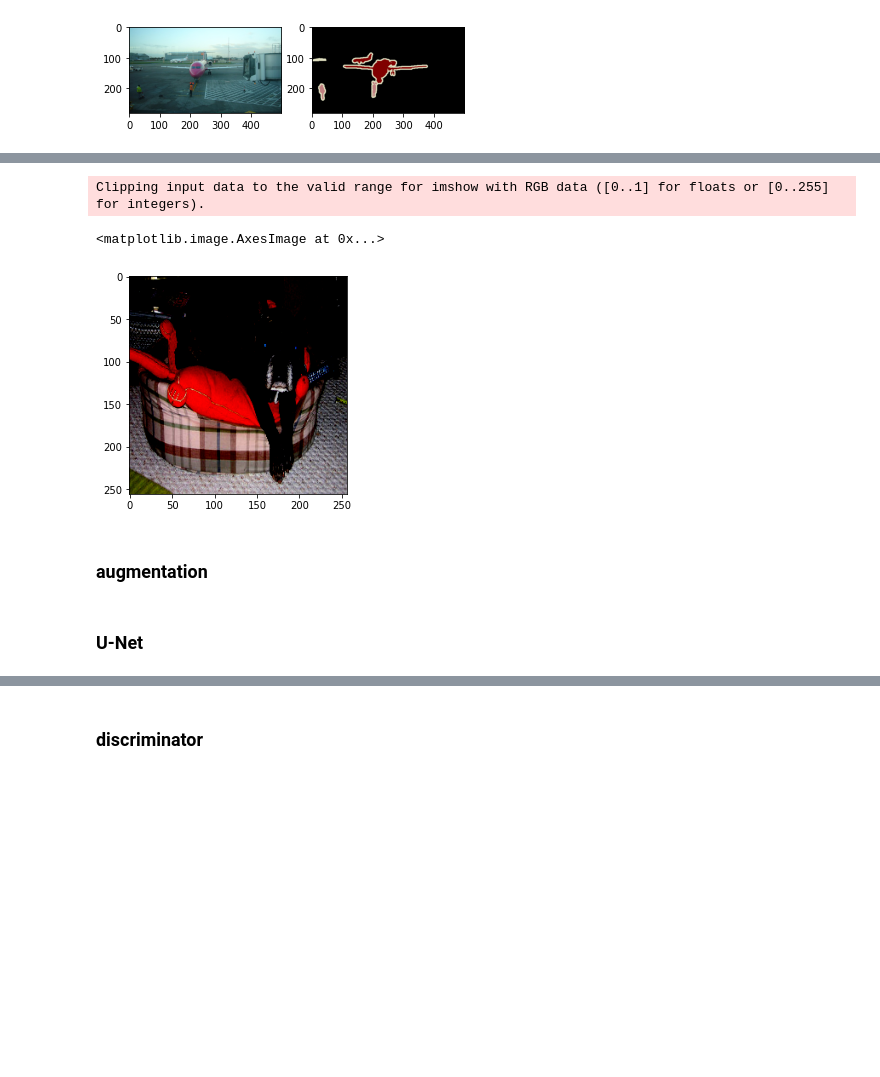
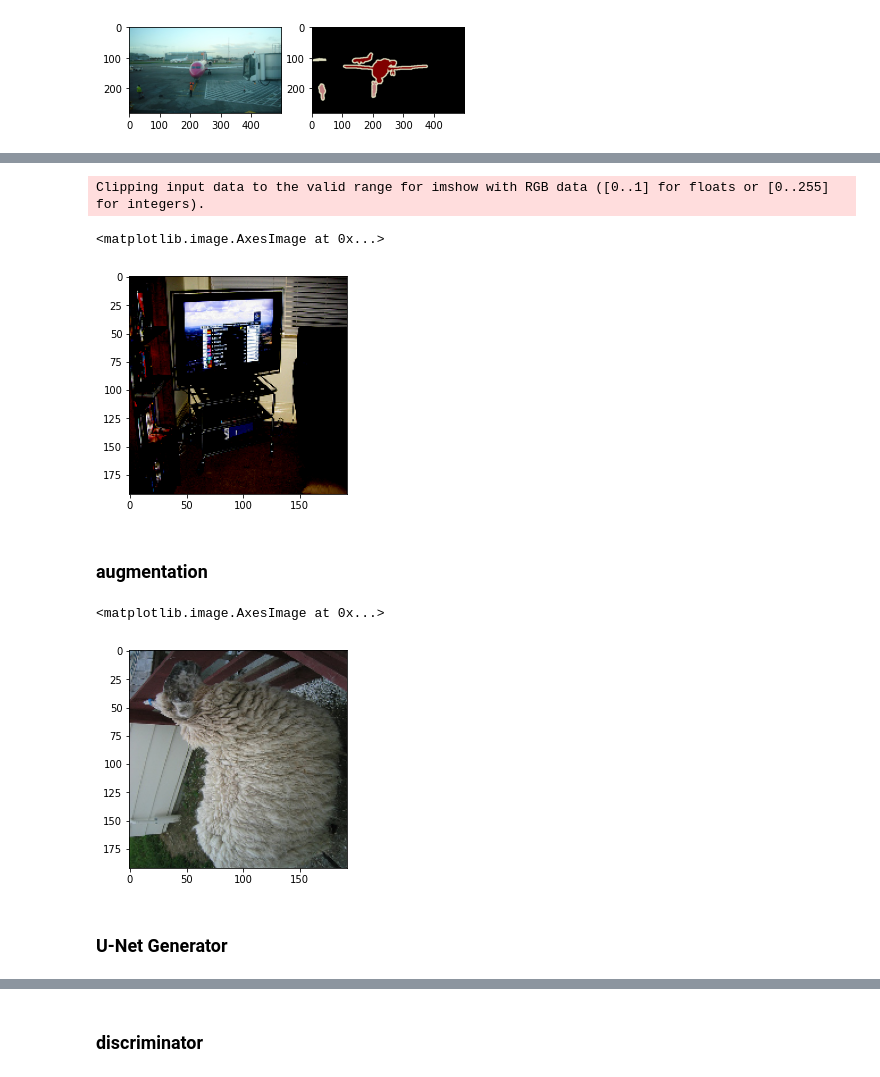
Before and after one commit to knachinen/Main_Quest_2, a Jupyter notebook: kimseongjin_pascal_voc_image_segmentation.ipynb, the cells around one changed output, grey strips where cells are left out. Saved outputs shown, nothing was run; the diff lists cells and outputs as text; code cells hidden in the pictures; blank space fills up the shorter version.

Commit message:
modified: training - epoch 10, reduce image size

```diff
--- a/kimseongjin_pascal_voc_image_segmentation.ipynb
+++ b/kimseongjin_pascal_voc_image_segmentation.ipynb
@@ -65,6 +63,8 @@ plt.imshow(data_train_mask[0])
 plt.show()
 # %% [output]
 [figure]
+# %%
+target_shape = (192, 192)
 # %%
 import cv2
 import numpy as np
@@ -72,5 +72,5 @@ import numpy as np
 def resize_image_opencv(image, target_shape=(256, 256)):
     return cv2.resize(image, target_shape[:2])
 # %%
-data_train_image_resize = [resize_image_opencv(img) for img in data_train_image]
-data_train_mask_resize = [resize_image_opencv(img) for img in data_train_mask]
+data_train_image_resize = [resize_image_opencv(img, target_shape) for img in data_train_image]
+data_train_mask_resize = [resize_image_opencv(img, target_shape) for img in data_train_mask]
@@ -103,7 +101,6 @@ def normalize(x):
 
 def denormalize(x):
     x = (x+1)*127.5
-    x = x.numpy()
     return x.astype(np.uint8)
 # %%
 def make_batch(data, batch_size=4):
@@ -123,7 +120,7 @@ plt.imshow(sample[0][0])
 # %% [output]
 Clipping input data to the valid range for imshow with RGB data ([0..1] for floats or [0..255] for integers).
 <matplotlib.image.AxesImage at 0x...>
-[figure, old version]
+[figure, new version]
 # %% [markdown]
 ### augmentation
 # %%
@@ -149,8 +146,15 @@ def apply_augmentation(img):
 # %%
 train_images = dataset_image.map(apply_augmentation).shuffle(100).batch(4)
 mask_images = dataset_image.map(apply_augmentation).shuffle(100).batch(4)
+# %%
+sample = train_images.take(1)
+sample = list(sample.as_numpy_iterator())
+plt.imshow(denormalize(sample[0][0][2]))
+# %% [output]
+<matplotlib.image.AxesImage at 0x...>
+[figure, added]
 # %% [markdown]
-### U-Net
+### U-Net Generator
 # %%
 from tensorflow import keras
 from tensorflow.keras import layers, models
```
Also changed, not shown: parts of 27 cells of this notebook.
